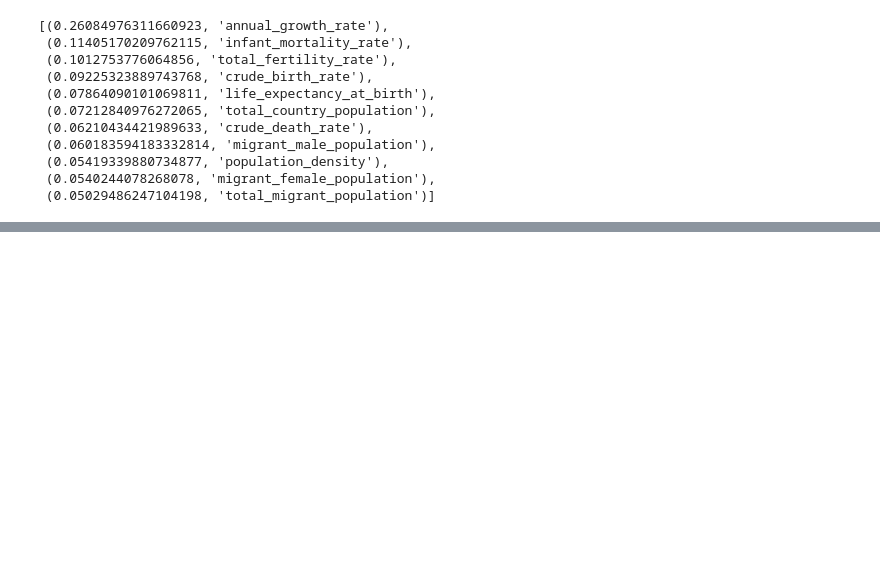
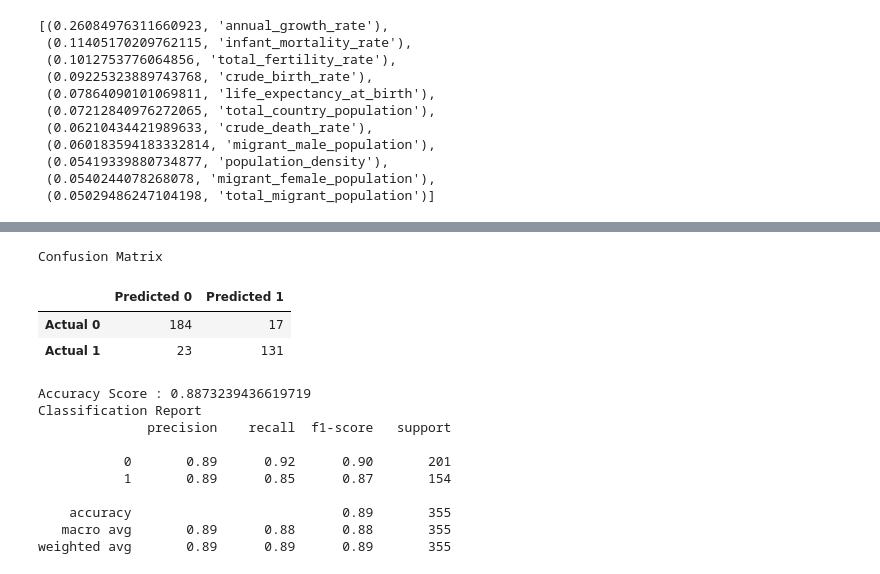
Before and after one commit to pavlarsen/Final_Project, a Jupyter notebook: machine_learning_model.ipynb, the cells around one changed output, grey strips where cells are left out. Saved outputs shown, nothing was run; the diff lists cells and outputs as text; code cells hidden in the pictures; blank space fills up the shorter version.

Commit message:
Adding second model to file.

```diff
--- a/machine_learning_model.ipynb
+++ b/machine_learning_model.ipynb
@@ -213,0 +217,26 @@ sorted(zip(rf_model.feature_importances_, X.columns), reverse=True)
+# %%
+# Split and scale the data.
+X_train, X_test, y_train, y_test = train_test_split(X, y, random_state=1, stratify=y)
+
+scaler = StandardScaler()
+
+X_scaler = scaler.fit(X_train)
+
+X_train_scaled = X_scaler.transform(X_train)
+X_test_scaled = X_scaler.transform(X_test)
+# %%
+# Create the model.
+rf_model = RandomForestClassifier(n_estimators=100, random_state=78)
+
+# Fit the model
+rf_model = rf_model.fit(X_train_scaled, y_train)
+# %%
+# Making predictions using the testing data
+predictions = rf_model.predict(X_test_scaled)
+# %%
+# Calculating the confusion matrix.
+cm = confusion_matrix(y_test, predictions)
+
+# Create a DataFrame from the confusion matrix.
+cm_df = pd.DataFrame(
+cm, index=["Actual 0", "Actual 1"], columns=["Predicted 0", "Predicted 1"])
@@ -213,0 +246,22 @@ sorted(zip(rf_model.feature_importances_, X.columns), reverse=True)
+# %%
+# Displaying results
+print("Confusion Matrix")
+display(cm_df)
+print(f"Accuracy Score : {acc_score}")
+print("Classification Report")
+print(classification_report(y_test, predictions))
+# %% [output]
+Confusion Matrix
+|  | Predicted 0 | Predicted 1 |
+| Actual 0 | 184 | 17 |
+| Actual 1 | 23 | 131 |
+Accuracy Score : 0.8873239436619719
+Classification Report
+              precision    recall  f1-score   support
+
+           0       0.89      0.92      0.90       201
+           1       0.89      0.85      0.87       154
+
+    accuracy                           0.89       355
+   macro avg       0.89      0.88      0.88       355
+weighted avg       0.89      0.89      0.89       355
```
Also changed, not shown: parts of 6 cells of this notebook.
